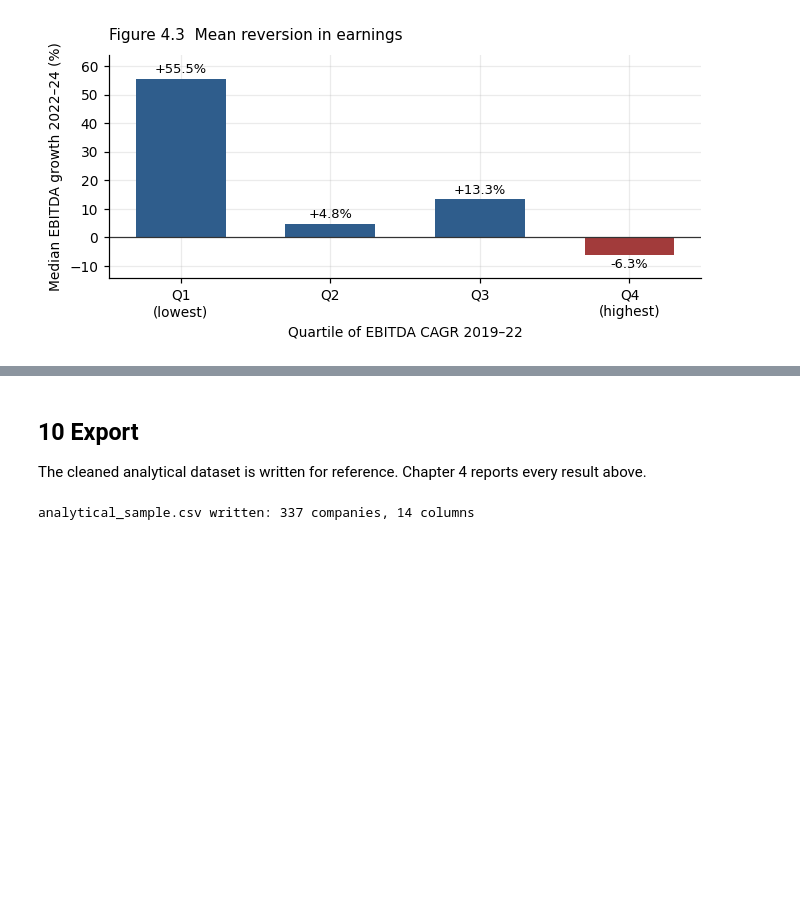
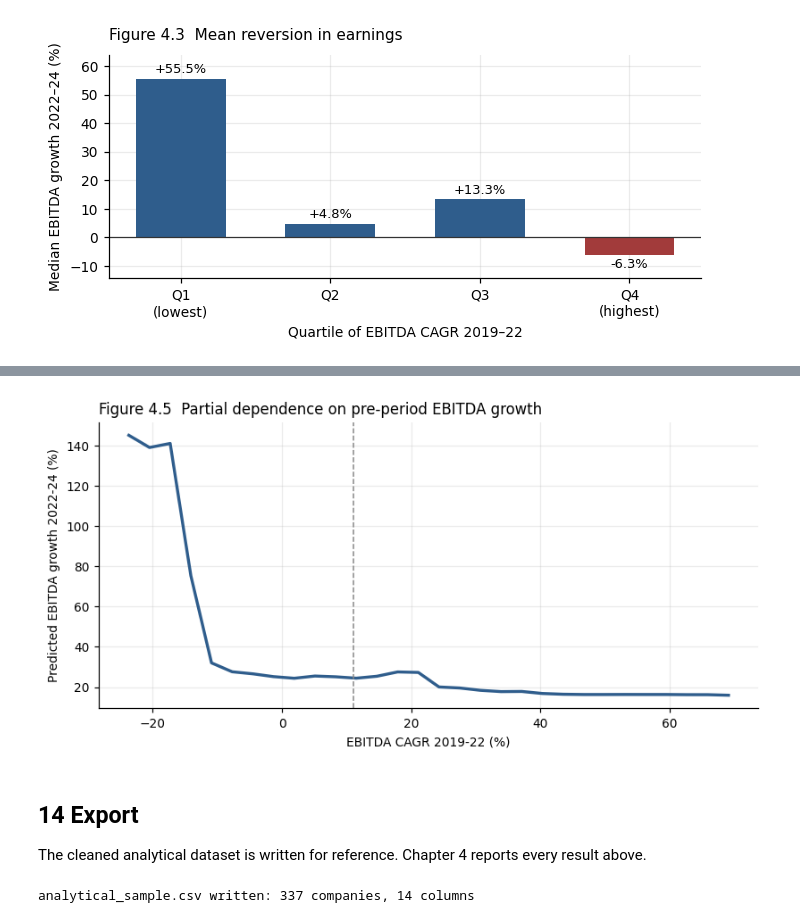
Before and after one commit to adrianigharo/ebitda-growth-prediction-uk-midmarket, a Jupyter notebook: Appendix_A_Analysis_Notebook.ipynb, the cells around one changed output, grey strips where cells are left out. Cells and saved outputs as stored; diff of their text form; code cells hidden in the pictures; blank space fills up the shorter version.

Commit message:
Add files via upload
Add family comparison, asymmetry test and screening value.

```diff
--- a/Appendix_A_Analysis_Notebook.ipynb
+++ b/Appendix_A_Analysis_Notebook.ipynb
@@ -578,5 +803,19 @@ plt.tight_layout(); plt.savefig("fig4_4.png", bbox_inches="tight", dpi=200); plt
+# %%
+from sklearn.inspection import partial_dependence
+Xi = pd.DataFrame(SimpleImputer(strategy="median").fit_transform(X), columns=FEATURES)
+rf_pd = RandomForestRegressor(n_estimators=500, min_samples_leaf=8, random_state=RANDOM_STATE,
+                              n_jobs=-1).fit(Xi, y)
+pdp = partial_dependence(rf_pd, Xi, ["ebitda_cagr_pre"], grid_resolution=30)
+fig, ax = plt.subplots(figsize=(7.5, 3.8))
+ax.plot(pdp["grid_values"][0] * 100, pdp["average"][0] * 100, color="#2F5D8C", linewidth=2.2)
+ax.axvline(X["ebitda_cagr_pre"].median() * 100, color="#888888", linestyle="--", linewidth=1)
+ax.set_xlabel("EBITDA CAGR 2019-22 (%)"); ax.set_ylabel("Predicted EBITDA growth 2022-24 (%)")
+ax.set_title("Figure 4.5  Partial dependence on pre-period EBITDA growth", loc="left")
+plt.tight_layout(); plt.savefig("fig4_5.png", bbox_inches="tight", dpi=200); plt.show()
+# %% [output]
+[figure, added]
 # %% [markdown]
-## 10  Export
+## 14  Export
 
 The cleaned analytical dataset is written for reference. Chapter 4 reports every
 result above.
```
Also changed, not shown: parts of 18 cells of this notebook, 3 other files.
